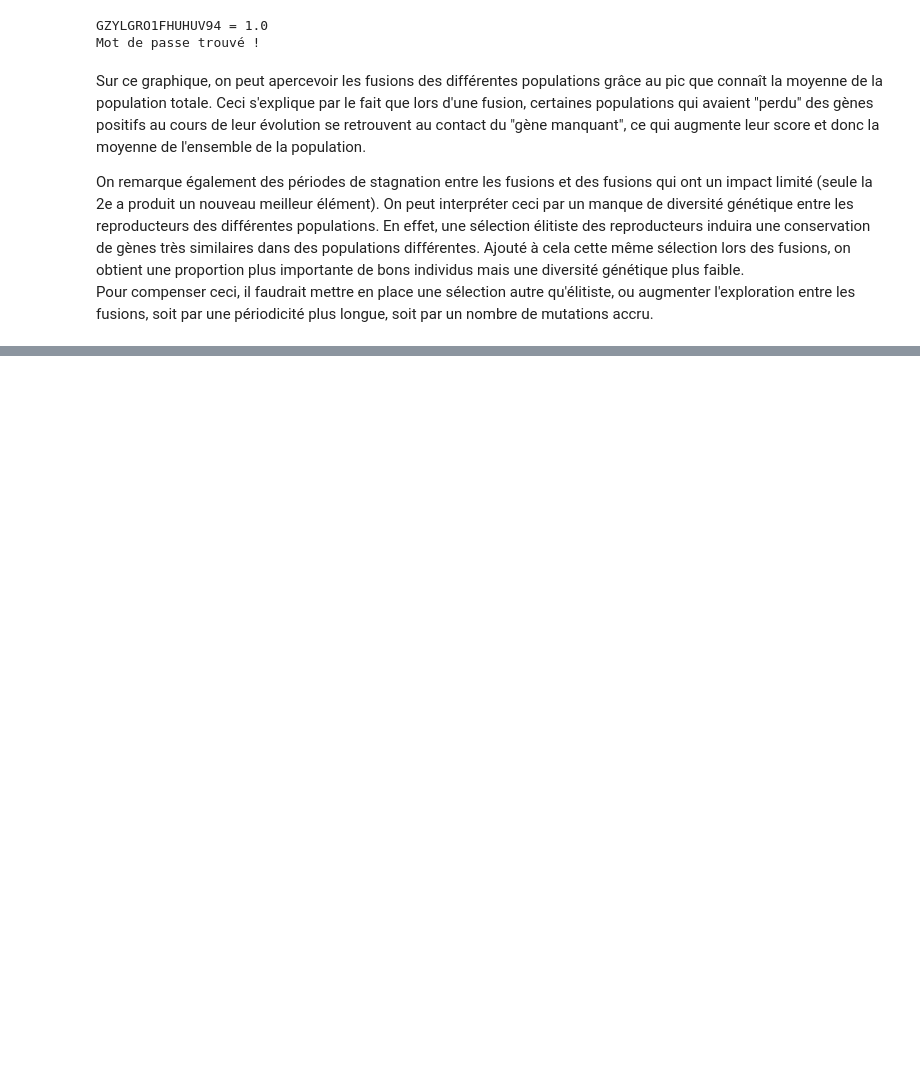
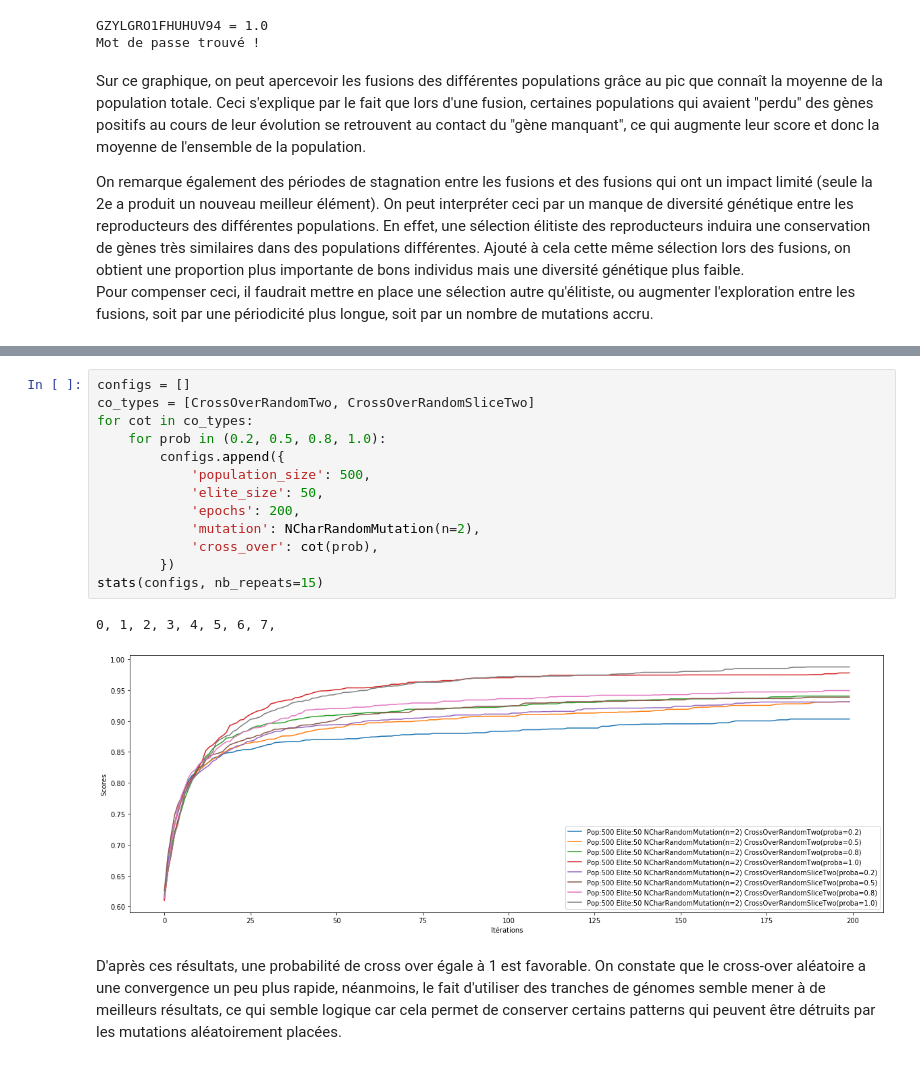
Before and after one commit to pierreelliott/genetic_algorithms, a Jupyter notebook: TP Genetic Algorithm.ipynb, the cells around one changed output, grey strips where cells are left out. Drawn from its saved outputs; the diff is of its cells as text; blank space fills up the shorter version.

```diff
--- a/TP Genetic Algorithm.ipynb
+++ b/TP Genetic Algorithm.ipynb
@@ -168,0 +247,18 @@ stats(configs, nb_repeats=3)
+# %%
+configs = []
+co_types = [CrossOverRandomTwo, CrossOverRandomSliceTwo]
+for cot in co_types:
+    for prob in (0.2, 0.5, 0.8, 1.0):
+        configs.append({
+            'population_size': 500,
+            'elite_size': 50,
+            'epochs': 200,
+            'mutation': NCharRandomMutation(n=2),
+            'cross_over': cot(prob),
+        })
+stats(configs, nb_repeats=15)
+# %% [output]
+0, 1, 2, 3, 4, 5, 6, 7,
+[figure, added]
+# %% [markdown]
+D'après ces résultats, une probabilité de cross over égale à 1 est favorable. On constate que le cross-over aléatoire a une convergence un peu plus rapide, néanmoins, le fait d'utiliser des tranches de génomes semble mener à de meilleurs résultats, ce qui semble logique car cela permet de conserver certains patterns qui peuvent être détruits par les mutations aléatoirement placées.
```
Also changed, not shown: parts of 16 cells of this notebook.
